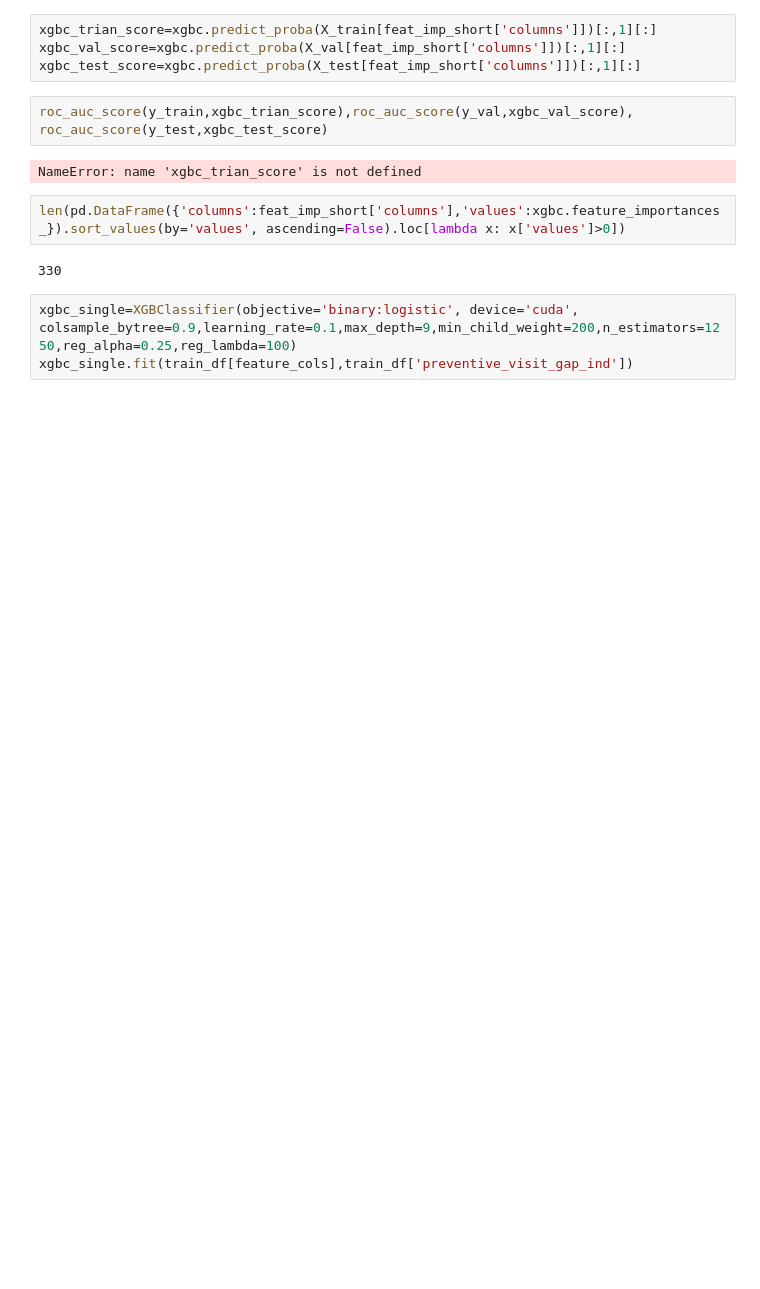
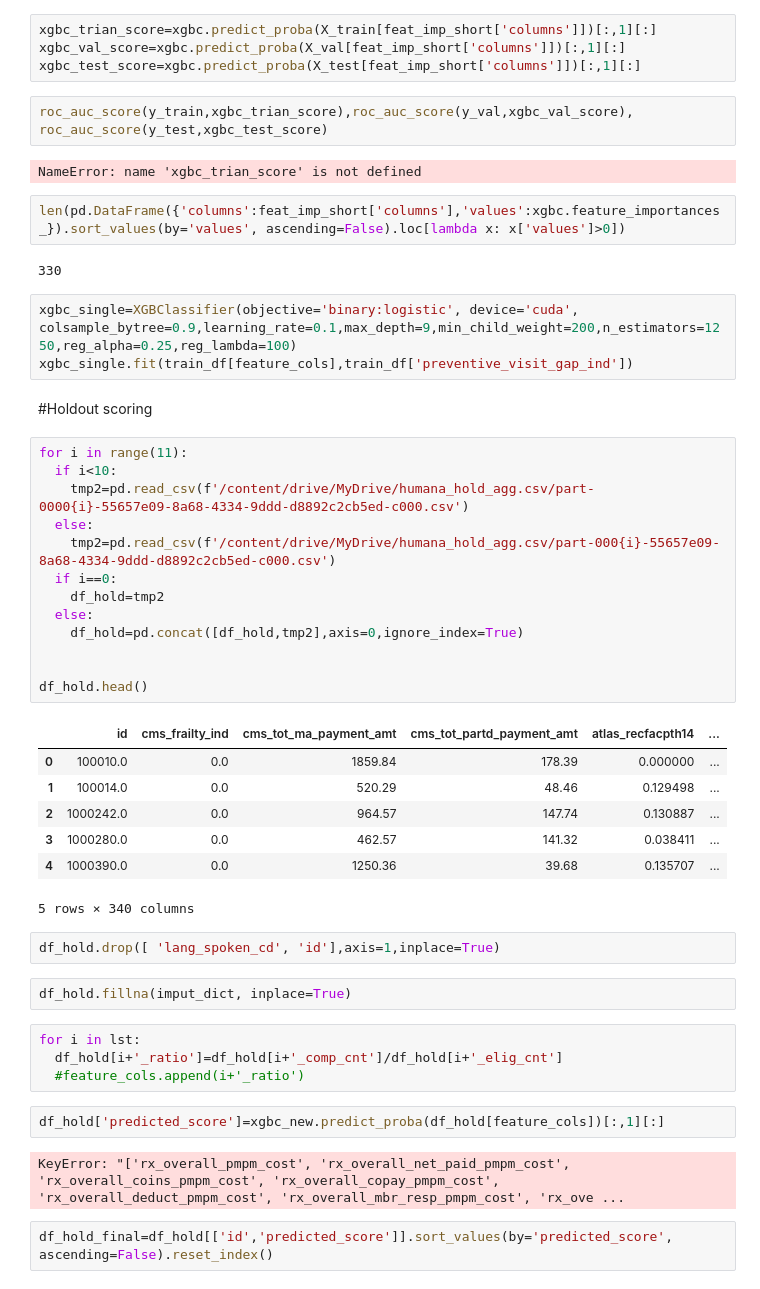
Before and after one commit to KavyaNair01/Machine_Learning, a Jupyter notebook: humana_model_test.ipynb, the cells around one changed output. Saved outputs shown, nothing was run; the diff lists cells and outputs as text; blank space fills up the shorter version.

```diff
--- a/humana_model_test.ipynb
+++ b/humana_model_test.ipynb
@@ -604,3 +630,40 @@ len(pd.DataFrame({'columns':feat_imp_short['columns'],'values':xgbc.feature_impo
 # %%
 xgbc_single=XGBClassifier(objective='binary:logistic', device='cuda', colsample_bytree=0.9,learning_rate=0.1,max_depth=9,min_child_weight=200,n_estimators=1250,reg_alpha=0.25,reg_lambda=100)
 xgbc_single.fit(train_df[feature_cols],train_df['preventive_visit_gap_ind'])
+# %% [markdown]
+#Holdout scoring
+# %%
+for i in range(11):
+  if i<10:
+    tmp2=pd.read_csv(f'/content/drive/MyDrive/humana_hold_agg.csv/part-0000{i}-55657e09-8a68-4334-9ddd-d8892c2cb5ed-c000.csv')
+  else:
+    tmp2=pd.read_csv(f'/content/drive/MyDrive/humana_hold_agg.csv/part-000{i}-55657e09-8a68-4334-9ddd-d8892c2cb5ed-c000.csv')
+  if i==0:
+    df_hold=tmp2
+  else:
+    df_hold=pd.concat([df_hold,tmp2],axis=0,ignore_index=True)
+
+
+df_hold.head()
+# %% [output]
+|  | id | cms_frailty_ind | cms_tot_ma_payment_amt | cms_tot_partd_payment_amt | atlas_recfacpth14 | ... |
+| 0 | 100010.0 | 0.0 | 1859.84 | 178.39 | 0.000000 | ... |
+| 1 | 100014.0 | 0.0 | 520.29 | 48.46 | 0.129498 | ... |
+| 2 | 1000242.0 | 0.0 | 964.57 | 147.74 | 0.130887 | ... |
+| 3 | 1000280.0 | 0.0 | 462.57 | 141.32 | 0.038411 | ... |
+| 4 | 1000390.0 | 0.0 | 1250.36 | 39.68 | 0.135707 | ... |
+5 rows × 340 columns
+# %%
+df_hold.drop([ 'lang_spoken_cd', 'id'],axis=1,inplace=True)
+# %%
+df_hold.fillna(imput_dict, inplace=True)
+# %%
+for i in lst:
+  df_hold[i+'_ratio']=df_hold[i+'_comp_cnt']/df_hold[i+'_elig_cnt']
+  #feature_cols.append(i+'_ratio')
+# %%
+df_hold['predicted_score']=xgbc_new.predict_proba(df_hold[feature_cols])[:,1][:]
+# %% [output]
+KeyError: "['rx_overall_pmpm_cost', 'rx_overall_net_paid_pmpm_cost', 'rx_overall_coins_pmpm_cost', 'rx_overall_copay_pmpm_cost', 'rx_overall_deduct_pmpm_cost', 'rx_overall_mbr_resp_pmpm_cost', 'rx_ove ...
+# %%
+df_hold_final=df_hold[['id','predicted_score']].sort_values(by='predicted_score', ascending=False).reset_index()
```
Also changed, not shown: parts of 6 cells of this notebook.
